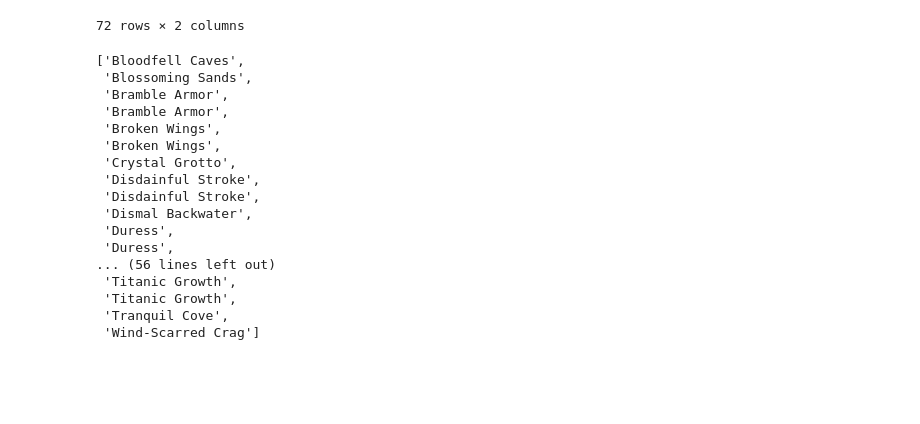
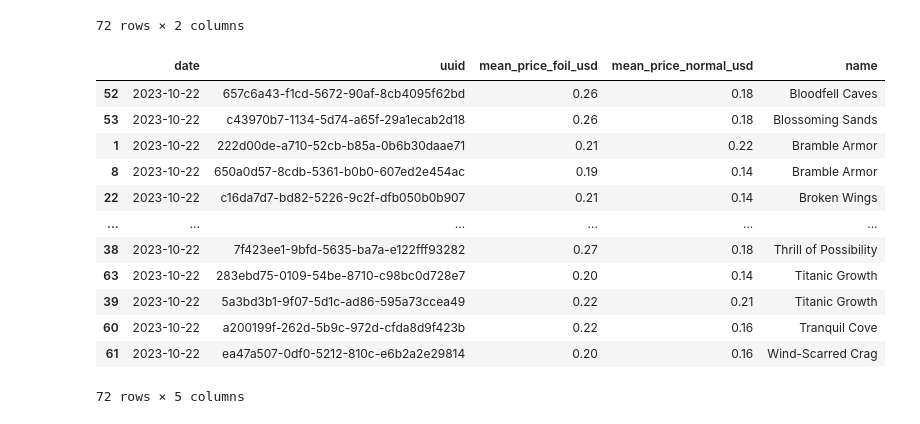
Before and after one commit to LouisHH0203/pet_projects, a Jupyter notebook: mtg_analysis.ipynb, the cells around one changed output. Saved outputs shown, nothing was run; the diff lists cells and outputs as text; code cells hidden in the pictures; blank space fills up the shorter version.

```diff
--- a/mtg_analysis.ipynb
+++ b/mtg_analysis.ipynb
@@ -965,24 +950,20 @@ all_duplicates_df
 # %%
 # These are all the prices for the duplicates
 duped_prices_df = clean_price_df[clean_price_df['uuid'].isin(all_dupes_uuid)]
 merged_df = duped_prices_df.merge(all_duplicates_df, on='uuid')
 merged_df = merged_df.sort_values(by='name', ascending=True)
-merged_df['name'].tolist()
+merged_df
 # %% [output]
+|  | date | uuid | mean_price_foil_usd | mean_price_normal_usd | name |
+| 52 | 2023-10-22 | 657c6a43-f1cd-5672-90af-8cb4095f62bd | 0.26 | 0.18 | Bloodfell Caves |
+| 53 | 2023-10-22 | c43970b7-1134-5d74-a65f-29a1ecab2d18 | 0.26 | 0.18 | Blossoming Sands |
+| 1 | 2023-10-22 | 222d00de-a710-52cb-b85a-0b6b30daae71 | 0.21 | 0.22 | Bramble Armor |
+| 8 | 2023-10-22 | 650a0d57-8cdb-5361-b0b0-607ed2e454ac | 0.19 | 0.14 | Bramble Armor |
+| 22 | 2023-10-22 | c16da7d7-bd82-5226-9c2f-dfb050b0b907 | 0.21 | 0.14 | Broken Wings |
+| ... | ... | ... | ... | ... | ... |
+| 38 | 2023-10-22 | 7f423ee1-9bfd-5635-ba7a-e122fff93282 | 0.27 | 0.18 | Thrill of Possibility |
+| 63 | 2023-10-22 | 283ebd75-0109-54be-8710-c98bc0d728e7 | 0.20 | 0.14 | Titanic Growth |
+| 39 | 2023-10-22 | 5a3bd3b1-9f07-5d1c-ad86-595a73ccea49 | 0.22 | 0.21 | Titanic Growth |
+| 60 | 2023-10-22 | a200199f-262d-5b9c-972d-cfda8d9f423b | 0.22 | 0.16 | Tranquil Cove |
+| 61 | 2023-10-22 | ea47a507-0df0-5212-810c-e6b2a2e29814 | 0.20 | 0.16 | Wind-Scarred Crag |
-['Bloodfell Caves',
- 'Blossoming Sands',
- 'Bramble Armor',
- 'Bramble Armor',
- 'Broken Wings',
- 'Broken Wings',
- 'Crystal Grotto',
- 'Disdainful Stroke',
- 'Disdainful Stroke',
- 'Dismal Backwater',
- 'Duress',
- 'Duress',
-... (56 lines left out)
- 'Titanic Growth',
- 'Titanic Growth',
- 'Tranquil Cove',
- 'Wind-Scarred Crag']
+72 rows × 5 columns
```
Also changed, not shown: parts of 2 cells of this notebook, 5 other files.
